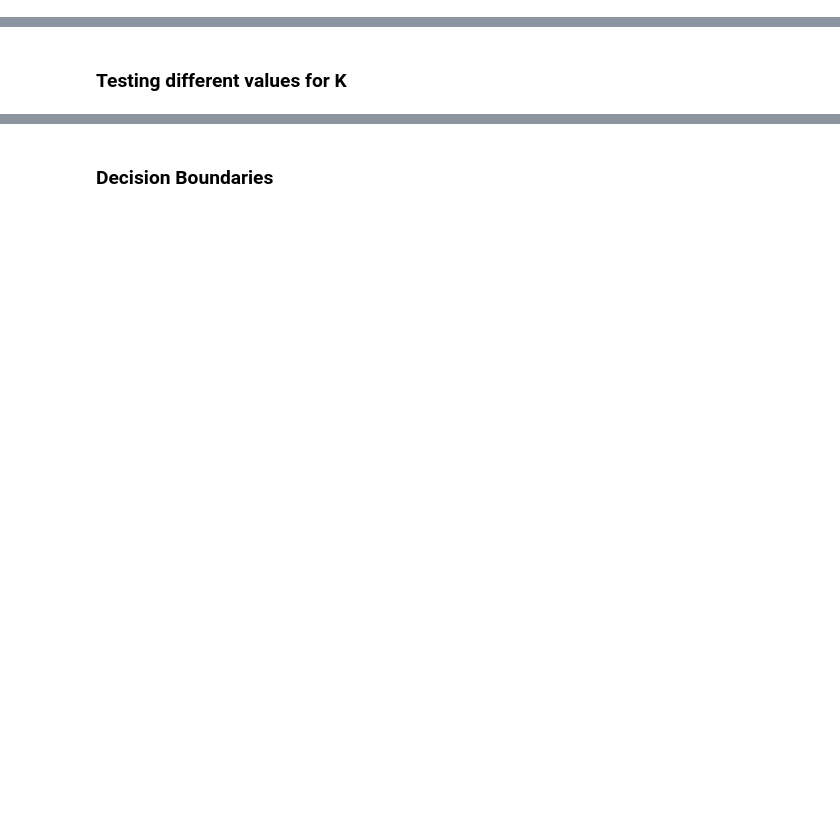
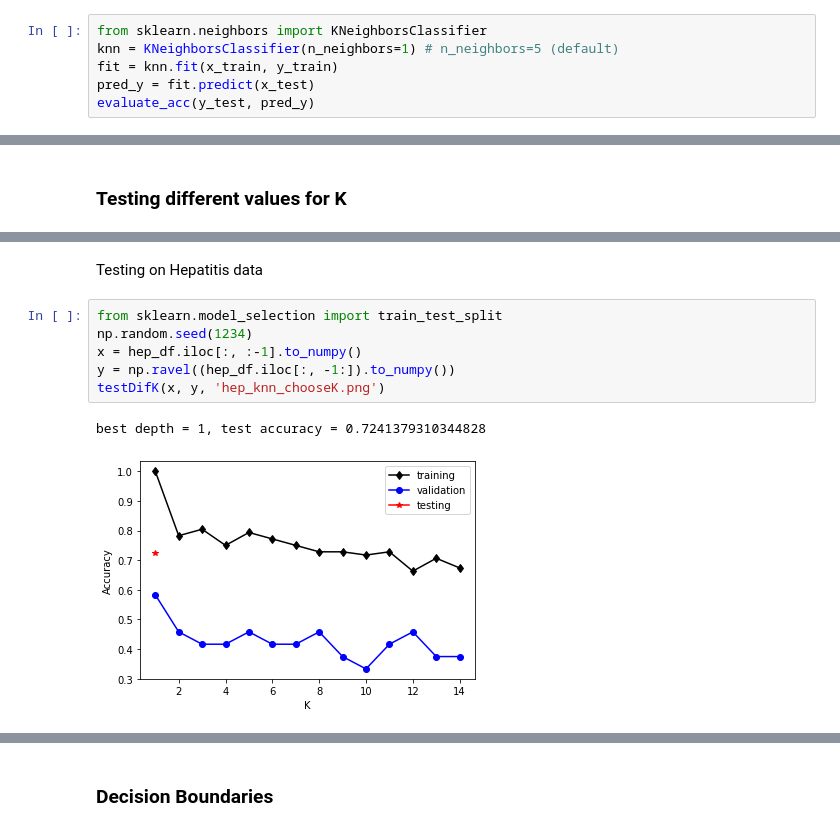
Before and after one commit to FrankfurtOceanic/Academic-Projects, a Jupyter notebook: A1_Draft.ipynb, the cells around one changed output, grey strips where cells are left out. Drawn from its saved outputs; the diff is of its cells as text; blank space fills up the shorter version.

```diff
--- a/A1_Draft.ipynb
+++ b/A1_Draft.ipynb
@@ -623,3 +776,9 @@ The accuracy of the model is: 75.51%
+# %%
+from sklearn.neighbors import KNeighborsClassifier
+knn = KNeighborsClassifier(n_neighbors=1) # n_neighbors=5 (default)
+fit = knn.fit(x_train, y_train)
+pred_y = fit.predict(x_test)
+evaluate_acc(y_test, pred_y)
 # %%
 ### running KNN on mess_df data
 
@@ -740,0 +944,11 @@ The accuracy of the model is: 51.7%
+# %% [markdown]
+Testing on Hepatitis data
+# %%
+from sklearn.model_selection import train_test_split
+np.random.seed(1234)
+x = hep_df.iloc[:, :-1].to_numpy()
+y = np.ravel((hep_df.iloc[:, -1:]).to_numpy())
+testDifK(x, y, 'hep_knn_chooseK.png')
+# %% [output]
+best depth = 1, test accuracy = 0.7241379310344828
+[figure, added]
```
Also changed, not shown: parts of 61 cells of this notebook.
